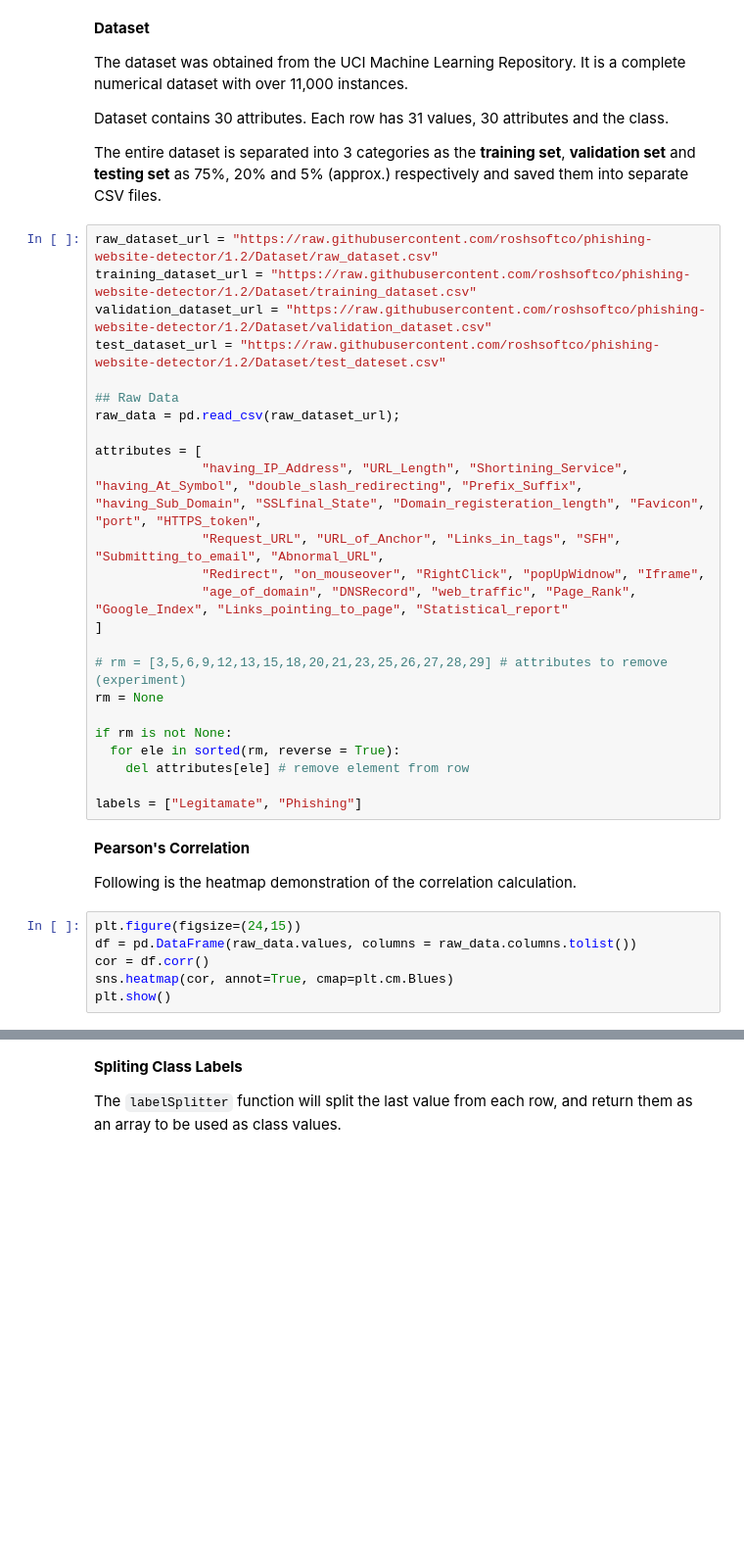
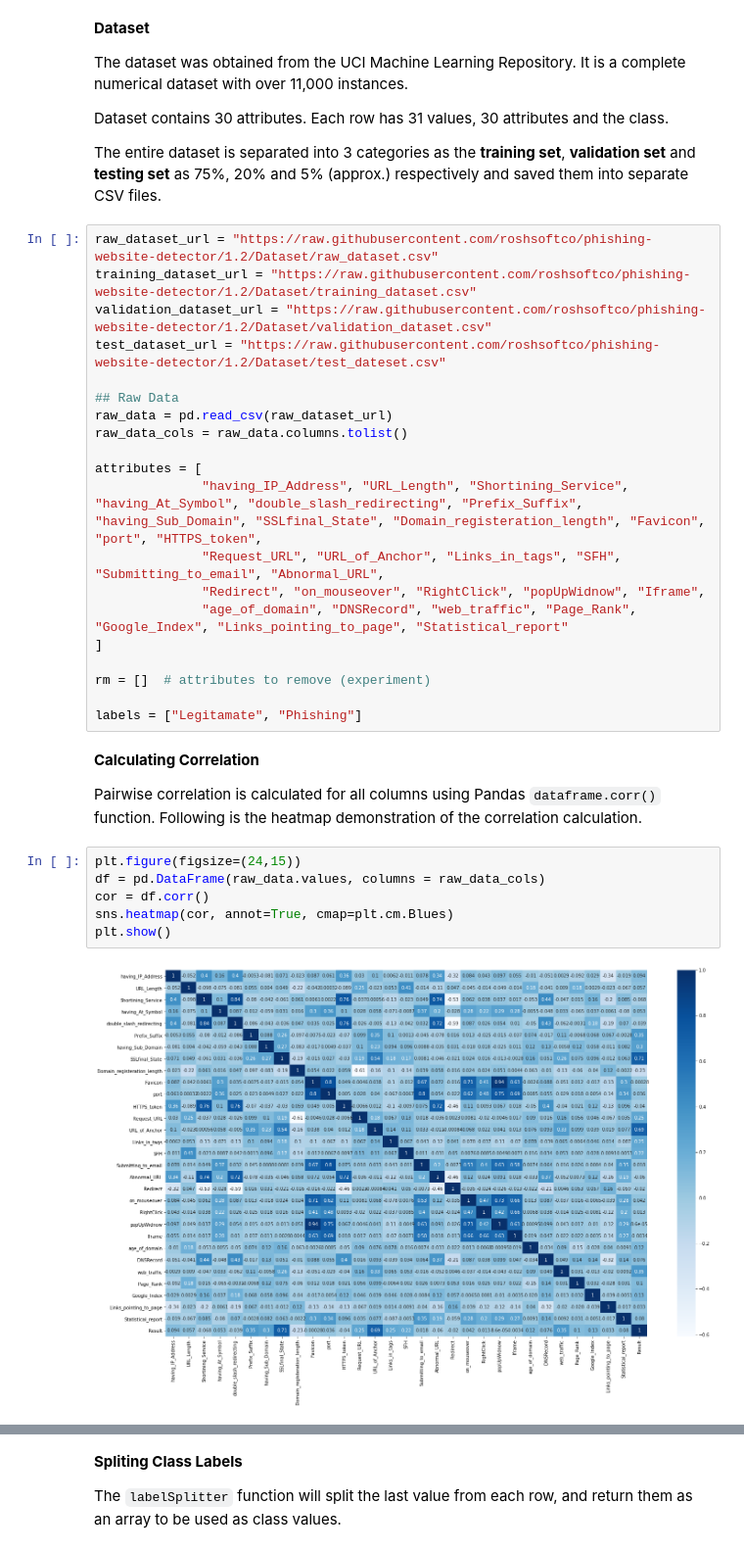
Before and after one commit to pitigalari/phishing-website-detector, a Jupyter notebook: model.ipynb, the cells around one changed output, grey strips where cells are left out. Shown at 98% size. Cells and saved outputs as stored; diff of their text form; blank space fills up the shorter version.

```diff
--- a/model.ipynb
+++ b/model.ipynb
@@ -39,7 +39,8 @@ validation_dataset_url = "https://raw.githubusercontent.com/roshsoftco/phishing-
 test_dataset_url = "https://raw.githubusercontent.com/roshsoftco/phishing-website-detector/1.2/Dataset/test_dateset.csv"
 
 ## Raw Data
-raw_data = pd.read_csv(raw_dataset_url);
+raw_data = pd.read_csv(raw_dataset_url)
+raw_data_cols = raw_data.columns.tolist()
 
 attributes = [
               "having_IP_Address", "URL_Length", "Shortining_Service", "having_At_Symbol", "double_slash_redirecting", "Prefix_Suffix", "having_Sub_Domain", "SSLfinal_State", "Domain_registeration_length", "Favicon", "port", "HTTPS_token",
@@ -48,21 +49,18 @@ attributes = [
               "age_of_domain", "DNSRecord", "web_traffic", "Page_Rank", "Google_Index", "Links_pointing_to_page", "Statistical_report"
 ]
 
-# rm = [3,5,6,9,12,13,15,18,20,21,23,25,26,27,28,29] # attributes to remove (experiment)
-rm = None
-
-if rm is not None:
-  for ele in sorted(rm, reverse = True):
-    del attributes[ele] # remove element from row
+rm = []  # attributes to remove (experiment)
 
 labels = ["Legitamate", "Phishing"]
 # %% [markdown]
-**Pearson's Correlation**
+**Calculating Correlation**
 
-Following is the heatmap demonstration of the correlation calculation.
+Pairwise correlation is calculated for all columns using Pandas `dataframe.corr()` function. Following is the heatmap demonstration of the correlation calculation.
 # %%
 plt.figure(figsize=(24,15))
-df = pd.DataFrame(raw_data.values, columns = raw_data.columns.tolist())
+df = pd.DataFrame(raw_data.values, columns = raw_data_cols)
 cor = df.corr()
 sns.heatmap(cor, annot=True, cmap=plt.cm.Blues)
 plt.show()
+# %% [output]
+[figure, added]
```
Also changed, not shown: parts of 12 cells of this notebook.
